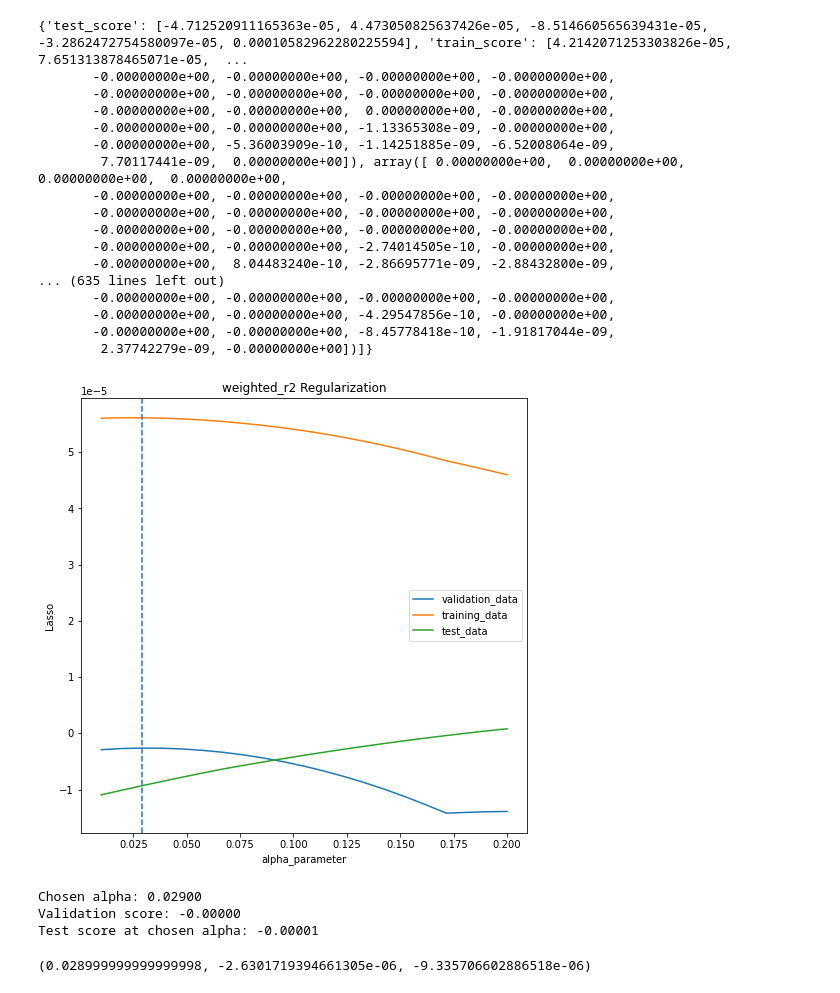
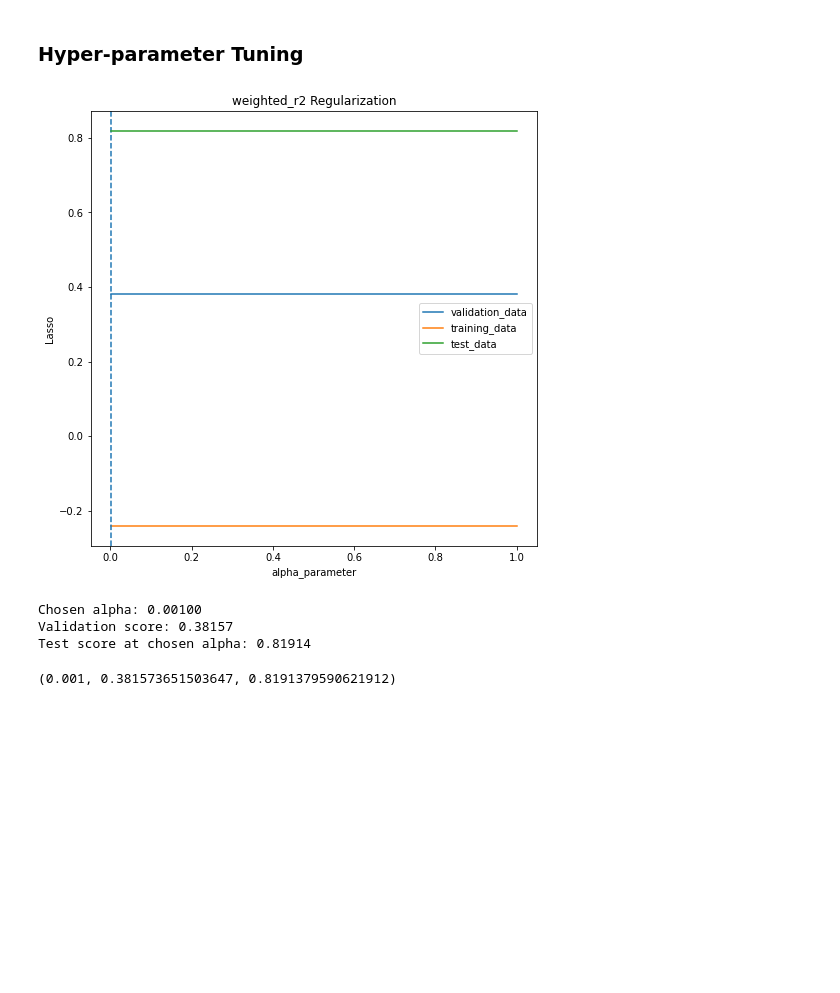
Before and after one commit to kkmumu/MTH-9899-Data-Science-II-Project, a Jupyter notebook: Models/regmodel.ipynb, the cells around one changed output. Drawn from its saved outputs; the diff is of its cells as text; code cells hidden in the pictures; blank space fills up the shorter version.

```diff
--- a/Models/regmodel.ipynb
+++ b/Models/regmodel.ipynb
@@ -46,5 +301,8 @@ test = test.drop(["Id", "Date", "Time", "ResidualNoWinsorCumReturn winsorized"],
+# %%
+train = m.loc[list(mwd[mwd["Date"] < 20170101].index)]
+test = m.loc[list(mwd[mwd["Date"] >= 20170101].index)]
 # %%
 X_train = train.iloc[: , :-1]
-y_train = train["resisual_forwarded"]
+y_train = train["y"]
 X_test = test.iloc[: , :-1]
-y_test = test["resisual_forwarded"]
+y_test = test["y"]
@@ -64,12 +315,3 @@ X_train_scaled = pd.DataFrame(data = X_train_scaled, columns = X_train.columns)
 # do the same scaling to test set
 X_test_scaled = sc.transform(X_test)
 X_test_scaled = pd.DataFrame(data = X_test_scaled, columns = X_test.columns)
-# %%
-def weighted_r2_scorer(model, X, y):
-
-    r2_weight = 1 / np.array(X["estVol winsorized"])
-    r2_weight = r2_weight / np.sum(r2_weight)
-
-    y_pred = model.predict(X)
-
-    return r2_score(y, y_pred, sample_weight = r2_weight)
@@ -214,3 +458,5 @@ class TimeSeriesSplitImproved(TimeSeriesSplit):
+# %% [markdown]
+### Hyper-parameter Tuning
 # %%
 def regmodel_hyperparameter_tuning(alphas_to_try, X, y, n_splits = 5, how_cv = "walk_forwarding", scoring = "weighted_r2",
                                    model_name = 'Ridge', X_test = None, y_test = None, draw_plot = False, filename = None):
@@ -230,7 +476,7 @@ def regmodel_hyperparameter_tuning(alphas_to_try, X, y, n_splits = 5, how_cv = "
 
     for curr_alpha in alphas_to_try:
         if model_name == 'Lasso':
-            regmodel = Lasso(alpha = curr_alpha, tol = 1e-3, max_iter = 10000)
+            regmodel = Lasso(alpha = curr_alpha, tol = 1e-5, max_iter = 50000)
 
         elif model_name == 'Ridge':
             regmodel = Ridge(alpha = curr_alpha)
@@ -247,13 +493,11 @@ def regmodel_hyperparameter_tuning(alphas_to_try, X, y, n_splits = 5, how_cv = "
         validation_scores.append(np.mean(results['test_score']))
         train_scores.append(np.mean(results['train_score']))
         results_list.append(results)
-        print(results)
 
         if X_test is not None:
             regmodel = regmodel.fit(X, y)
             y_pred = regmodel.predict(X_test)
-            r2_weight = 1 / X_test["estVol winsorized"]
-            #test_scores.append(weighted_r2_scorer(regmodel, X_test, y_test)) #######################
+            r2_weight = 1 / X_test["estVol"]
             test_scores.append(r2_score(y_test, y_pred, sample_weight = r2_weight))
 
     chosen_alpha_id = np.argmax(validation_scores)
@@ -301,31 +554,14 @@ def regmodel_param_plot(validation_score, train_score, alphas_to_try, chosen_alp
 # %%
 # wide search
 # lasso model
-lasso_alphas = np.linspace(0.01, 0.2, 21)
-regmodel_hyperparameter_tuning(lasso_alphas, X_train, y_train,
-                               n_splits = 5,  how_cv = "walk_forwarding", model_name = 'Lasso', X_test = X_test, y_test = y_test,
+lasso_alphas = np.linspace(0.001, 1, 21)
+regmodel_hyperparameter_tuning(lasso_alphas, X_train_scaled, y_train,
+                               n_splits = 5,  how_cv = "walk_forwarding", model_name = 'Lasso', X_test = X_test_scaled, y_test = y_test,
                                draw_plot = True, filename = 'lasso_wide_search')
 # %% [output]
+[figure, new version]
-{'test_score': [-4.712520911165363e-05, 4.473050825637426e-05, -8.514660565639431e-05, -3.2862472754580097e-05, 0.00010582962280225594], 'train_score': [4.2142071253303826e-05, 7.651313878465071e-05,  ...
-       -0.00000000e+00, -0.00000000e+00, -0.00000000e+00, -0.00000000e+00,
-       -0.00000000e+00, -0.00000000e+00, -0.00000000e+00, -0.00000000e+00,
-       -0.00000000e+00, -0.00000000e+00,  0.00000000e+00, -0.00000000e+00,
-       -0.00000000e+00, -0.00000000e+00, -1.13365308e-09, -0.00000000e+00,
-       -0.00000000e+00, -5.36003909e-10, -1.14251885e-09, -6.52008064e-09,
-        7.70117441e-09,  0.00000000e+00]), array([ 0.00000000e+00,  0.00000000e+00,  0.00000000e+00,  0.00000000e+00,
-       -0.00000000e+00, -0.00000000e+00, -0.00000000e+00, -0.00000000e+00,
-       -0.00000000e+00, -0.00000000e+00, -0.00000000e+00, -0.00000000e+00,
-       -0.00000000e+00, -0.00000000e+00, -0.00000000e+00, -0.00000000e+00,
-       -0.00000000e+00, -0.00000000e+00, -2.74014505e-10, -0.00000000e+00,
-       -0.00000000e+00,  8.04483240e-10, -2.86695771e-09, -2.88432800e-09,
-... (635 lines left out)
-       -0.00000000e+00, -0.00000000e+00, -0.00000000e+00, -0.00000000e+00,
-       -0.00000000e+00, -0.00000000e+00, -4.29547856e-10, -0.00000000e+00,
-       -0.00000000e+00, -0.00000000e+00, -8.45778418e-10, -1.91817044e-09,
-        2.37742279e-09, -0.00000000e+00])]}
+Chosen alpha: 0.00100
+Validation score: 0.38157
+Test score at chosen alpha: 0.81914
-[figure, old version]
-Chosen alpha: 0.02900
-Validation score: -0.00000
-Test score at chosen alpha: -0.00001
+(0.001, 0.381573651503647, 0.8191379590621912)
-(0.028999999999999998, -2.6301719394661305e-06, -9.335706602886518e-06)
 # %%
```
Also changed, not shown: parts of 38 cells of this notebook.
